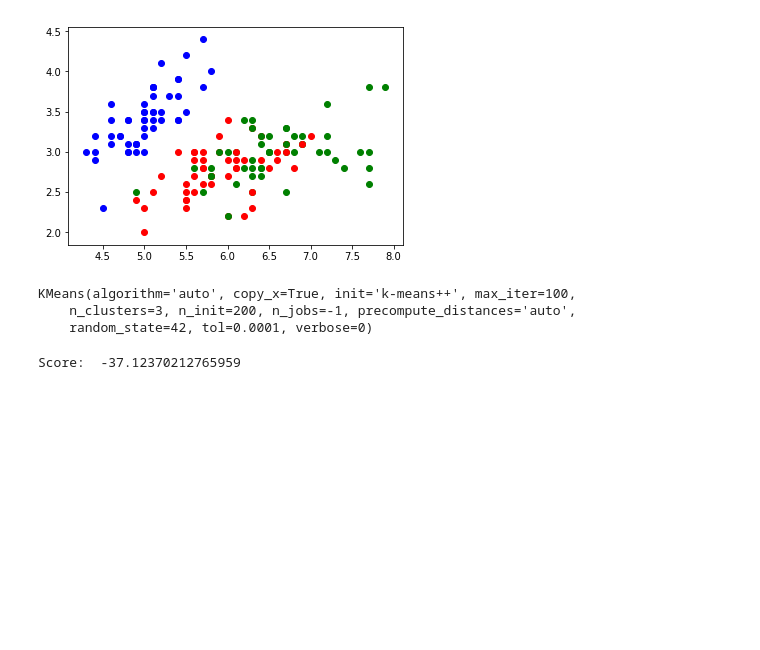
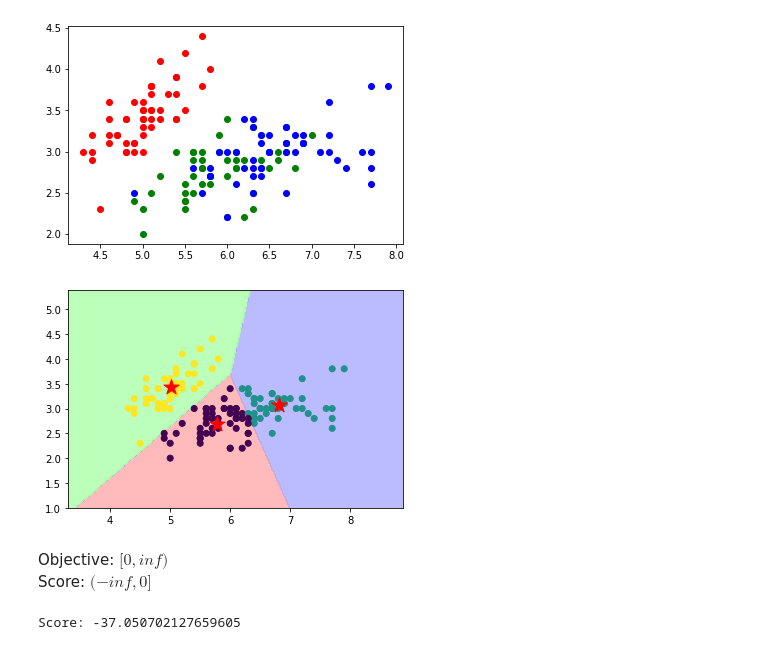
Before and after one commit to franneck94/UdemyML, a Jupyter notebook: Chapter10_Clustering/KMeansSklearn/KMeansSklearn.ipynb, the cells around one changed output. Cells and saved outputs as stored; diff of their text form; code cells hidden in the pictures; blank space fills up the shorter version.

Commit message:
Updated KMeans

```diff
--- a/Chapter10_Clustering/KMeansSklearn/KMeansSklearn.ipynb
+++ b/Chapter10_Clustering/KMeansSklearn/KMeansSklearn.ipynb
@@ -7,11 +6,6 @@ from sklearn.datasets import load_iris
 from plotting import plot
 # %%
 dataset = load_iris()
-x = dataset.data[:, 0:2]
+
+x = dataset.data[:, :2]
 y = dataset.target
-
-idx = np.random.permutation(len(x))[:150]
-x = x[idx]
-y = y[idx]
-
-print("Samples: ", len(x))
@@ -30,18 +12,8 @@ df.head()
 # %%
-colors = ["blue", "red", "green"]
-for i, p in enumerate(x):
-    plt.scatter(p[0], p[1], color=colors[y[i]])
+colors = ["red", "green", "blue"]
+
+for idx, point in enumerate(x):
+    plt.scatter(point[0], point[1], color=colors[y[idx]])
 plt.show()
 # %% [output]
-[figure, old version]
+[figure, new version]
-# %%
-n_clusters = 3
-max_iter = 100
-n_init = 200
-
-kmeans = KMeans(n_clusters=n_clusters, random_state=42, max_iter=max_iter, n_init=n_init, n_jobs=-1)
-kmeans.fit(x)
-# %% [output]
-KMeans(algorithm='auto', copy_x=True, init='k-means++', max_iter=100,
-    n_clusters=3, n_init=200, n_jobs=-1, precompute_distances='auto',
-    random_state=42, tol=0.0001, verbose=0)
@@ -48,7 +26,13 @@ KMeans(algorithm='auto', copy_x=True, init='k-means++', max_iter=100,
+# %%
+plot(x, y, y_pred, kmeans.cluster_centers_, kmeans)
+# %% [output]
+[figure, added]
+# %% [markdown]
+Objective: $[0, inf)$
+Score: $(-inf, 0]$
 # %%
-y_pred = kmeans.predict(x)
-score = kmeans.score(x)
+score = kmeans.score(x, y)
 
-print("Score: ", score)
+print(f"Score: {score}")
 # %% [output]
-Score:  -37.12370212765959
+Score: -37.050702127659605
```
Also changed, not shown: parts of 5 cells of this notebook, 6 other files.
